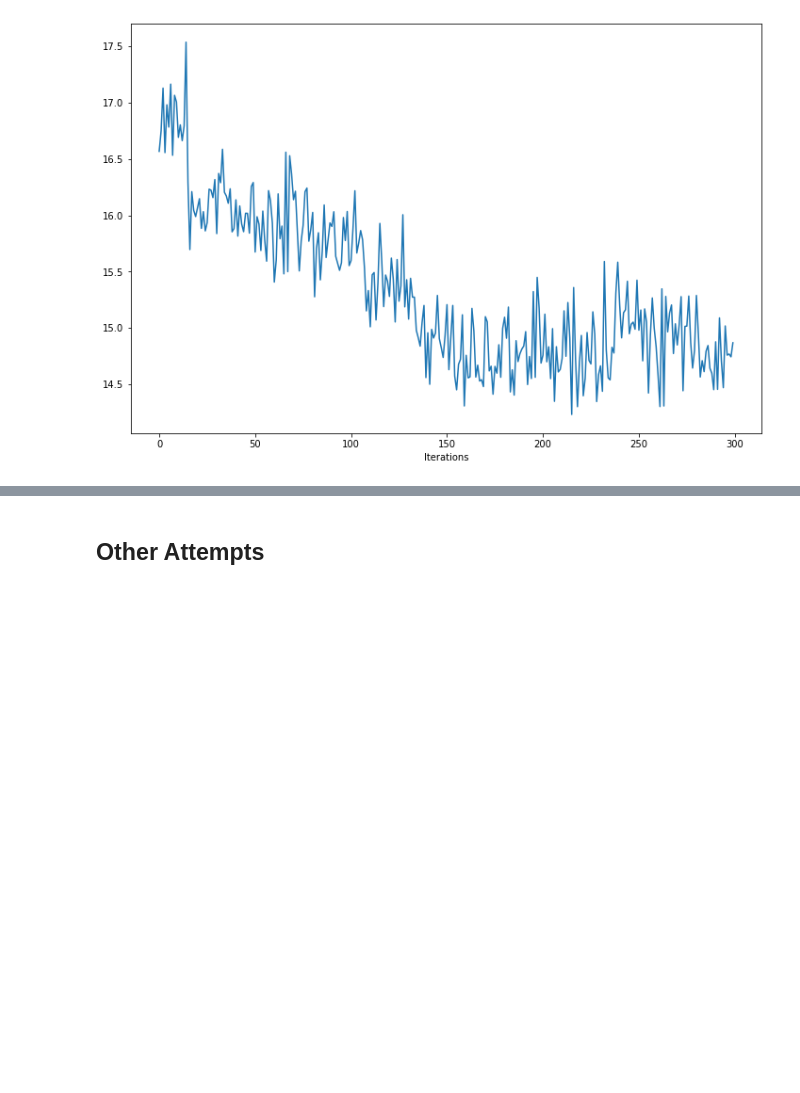
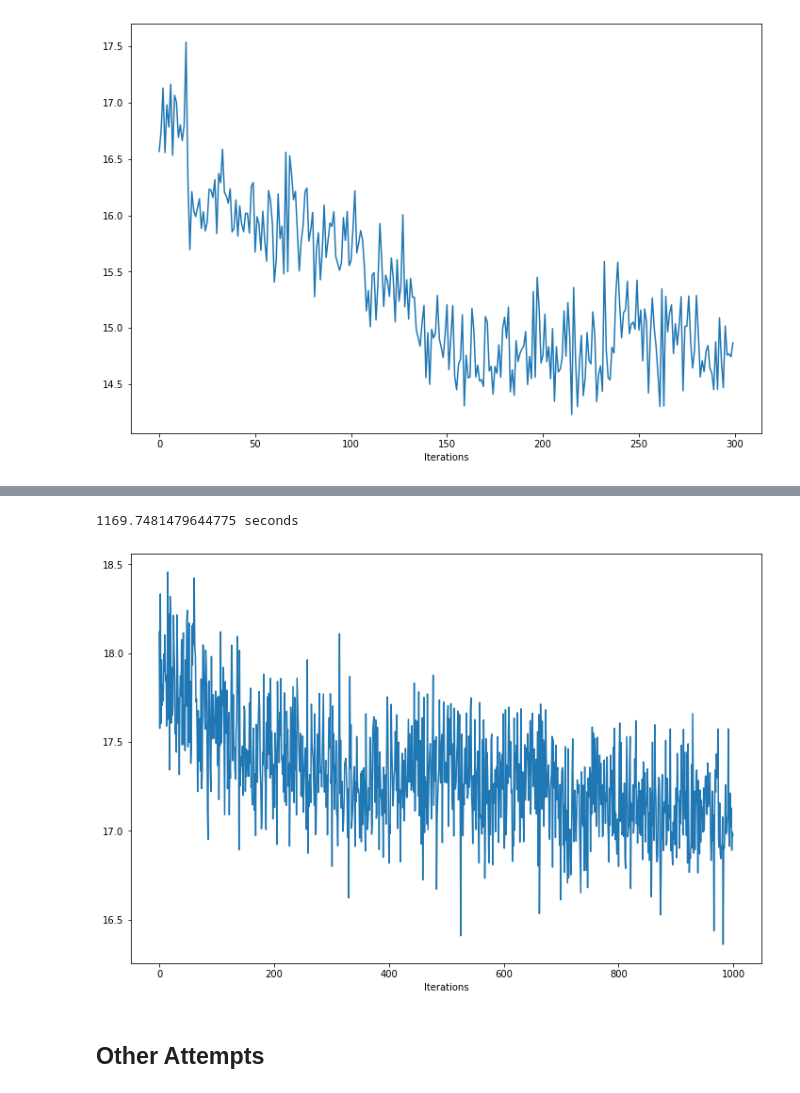
Before and after one commit to taylorhawks/globo-nonlinear-latent-factorization, a Jupyter notebook: Notebook.ipynb, the cells around one changed output, grey strips where cells are left out. Cells and saved outputs as stored; diff of their text form; code cells hidden in the pictures; blank space fills up the shorter version.

```diff
--- a/Notebook.ipynb
+++ b/Notebook.ipynb
@@ -611,3 +657,19 @@ print(time() - start, 'seconds')
+# %%
+lm = NonlinearModel(df_sample,embeddings,size=8, embeddings_size=250, T=1)
+start = time()
+lm.gradient_descent_nonlinear(
+    test=True,
+    alpha=0.0025,
+    max_iterations=1000,
+    test_size=128,
+    hinge_param = 1,
+    readj_interval=1,
+    gd_algorithm=None
+)
+print(time() - start, 'seconds')
+# %% [output]
+1169.7481479644775 seconds
+[figure, added]
 # %% [markdown]
 ## Other Attempts
 # %%
```
Also changed, not shown: parts of 6 cells of this notebook.
